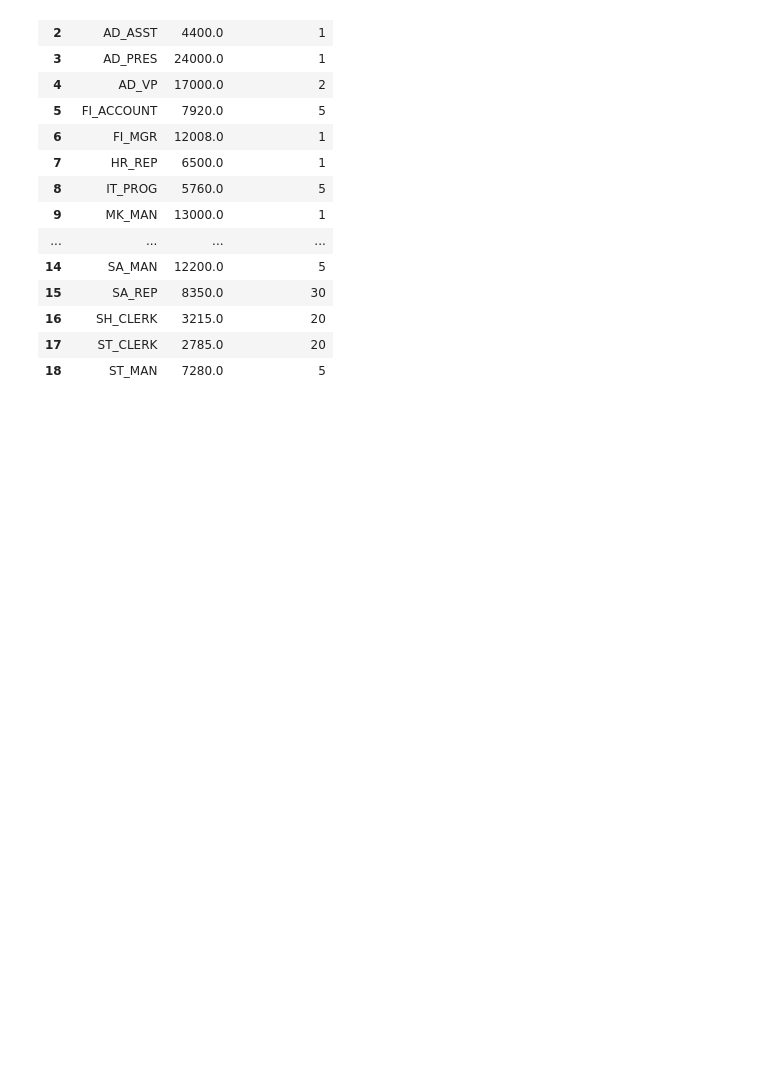
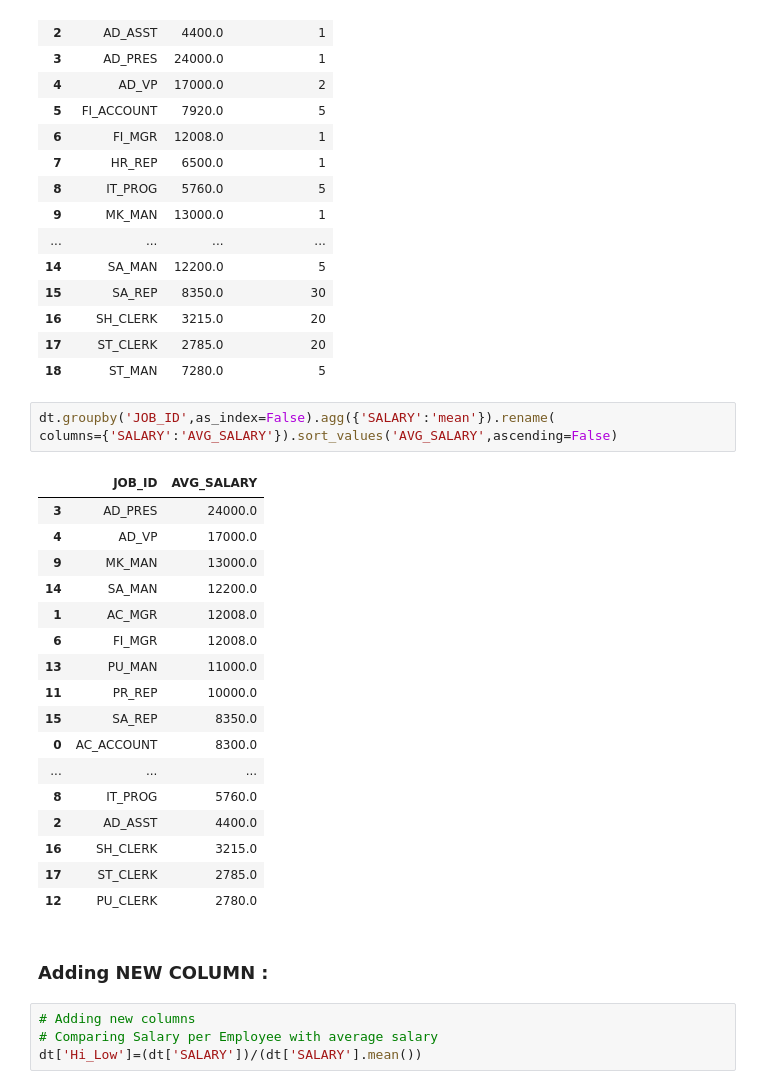
Before and after one commit to Anubhaw19/CP, a Jupyter notebook: Pandas-Self.ipynb, the cells around one changed output. Drawn from its saved outputs; the diff is of its cells as text; blank space fills up the shorter version.

```diff
--- a/Pandas-Self.ipynb
+++ b/Pandas-Self.ipynb
@@ -522,3 +522,30 @@ dt.groupby('JOB_ID',as_index=False)[['SALARY','MANAGER_ID']].agg({'SALARY':np.me
 | 16 | SH_CLERK | 3215.0 | 20 |
 | 17 | ST_CLERK | 2785.0 | 20 |
 | 18 | ST_MAN | 7280.0 | 5 |
+# %%
+dt.groupby('JOB_ID',as_index=False).agg({'SALARY':'mean'}).rename(
+columns={'SALARY':'AVG_SALARY'}).sort_values('AVG_SALARY',ascending=False)
+# %% [output]
+|  | JOB_ID | AVG_SALARY |
+| 3 | AD_PRES | 24000.0 |
+| 4 | AD_VP | 17000.0 |
+| 9 | MK_MAN | 13000.0 |
+| 14 | SA_MAN | 12200.0 |
+| 1 | AC_MGR | 12008.0 |
+| 6 | FI_MGR | 12008.0 |
+| 13 | PU_MAN | 11000.0 |
+| 11 | PR_REP | 10000.0 |
+| 15 | SA_REP | 8350.0 |
+| 0 | AC_ACCOUNT | 8300.0 |
+| ... | ... | ... |
+| 8 | IT_PROG | 5760.0 |
+| 2 | AD_ASST | 4400.0 |
+| 16 | SH_CLERK | 3215.0 |
+| 17 | ST_CLERK | 2785.0 |
+| 12 | PU_CLERK | 2780.0 |
+# %% [markdown]
+### Adding NEW COLUMN :
+# %%
+# Adding new columns
+# Comparing Salary per Employee with average salary
+dt['Hi_Low']=(dt['SALARY'])/(dt['SALARY'].mean())
```
Also changed, not shown: parts of 17 cells of this notebook.
